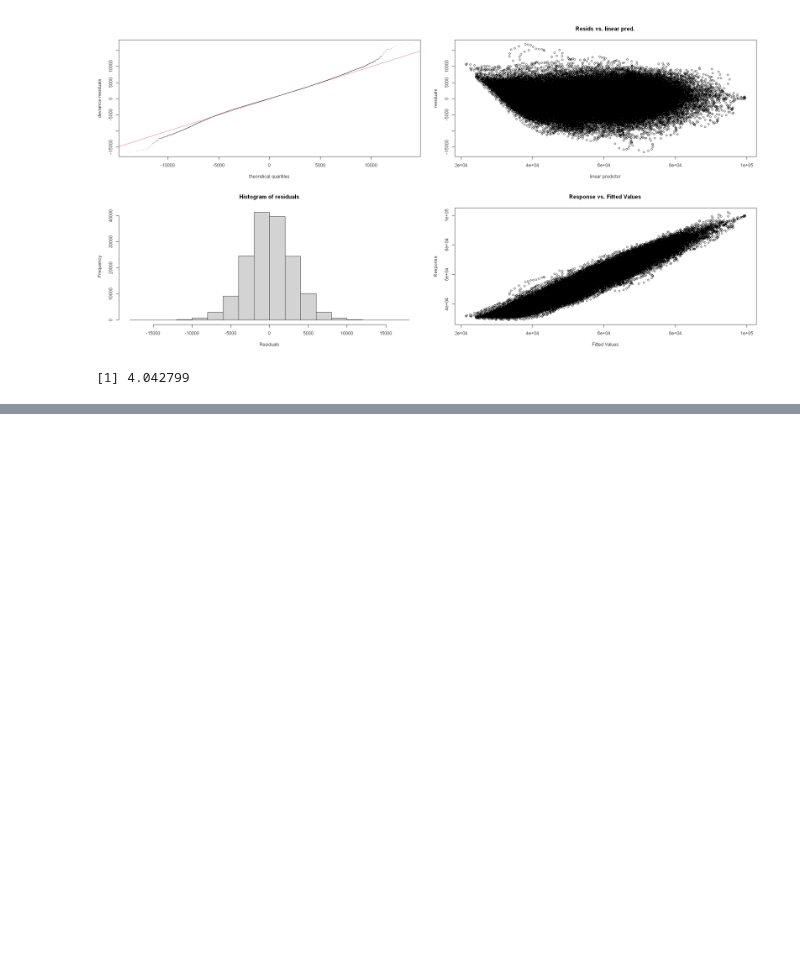
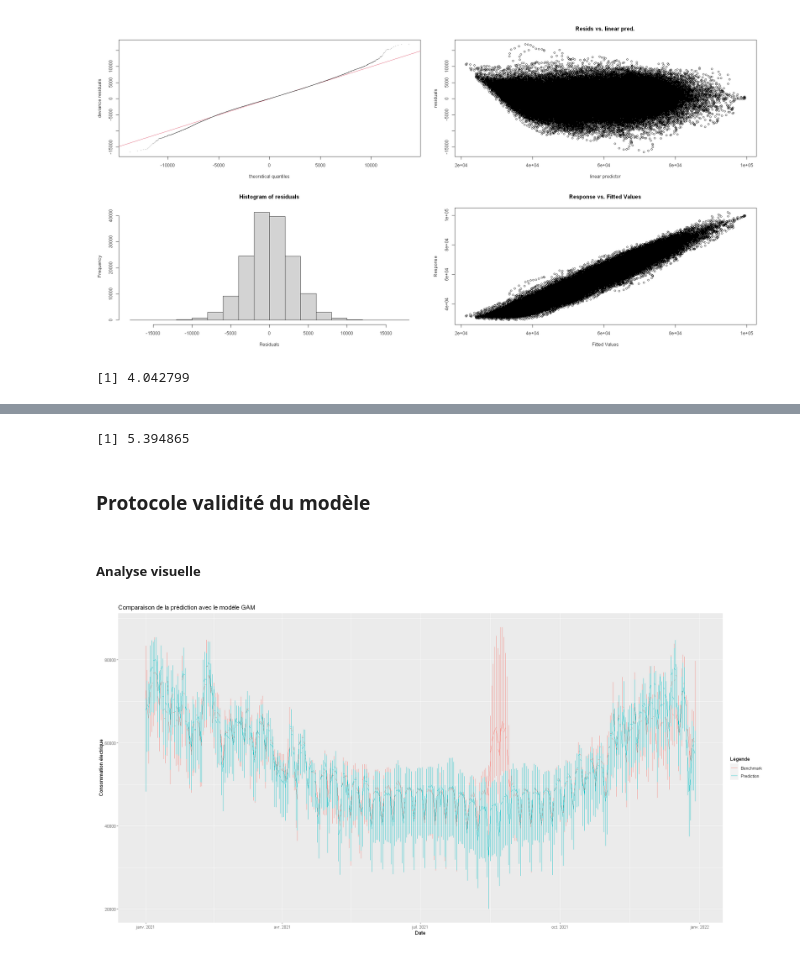
Before and after one commit to PaulineMendras/Seminaire-Modelisation-Stat, a Jupyter notebook: Notebook.ipynb, the cells around one changed output, grey strips where cells are left out. Drawn from its saved outputs; the diff is of its cells as text; code cells hidden in the pictures; blank space fills up the shorter version.

```diff
--- a/Notebook.ipynb
+++ b/Notebook.ipynb
@@ -1003,24 +1007,14 @@ data_train$Day_number <- as.integer(data_train$Day_number)
 data_test$Day_number <- as.integer(data_test$Day_number)
 data_train_1$Day_number <- as.integer(data_train_1$Day_number)
 data_test_1$Day_number <- as.integer(data_test_1$Day_number)
-# %%
-#Création d'une variable Time en nombre entier
-data_train$Time_hour <- as.integer(substr(data_train$Time,1,2))
-data_train$Time_minutes <- as.double(substr(data_train$Time,4,5))/60
-data_train$Time_number <- as.double(data_train$Time_hour + data_train$Time_minutes)
-data_train <- subset(data_train,select=-c(Time_hour, Time_minutes))
-
-data_test$Time_hour <- as.integer(substr(data_test$Time,1,2))
-data_test$Time_minutes <- as.double(substr(data_test$Time,4,5))/60
-data_test$Time_number <- as.double(data_test$Time_hour + data_test$Time_minutes)
-data_test <- subset(data_test,select=-c(Time_hour, Time_minutes))
-
-data_train_1$Time_hour <- as.integer(substr(data_train_1$Time,1,2))
-data_train_1$Time_minutes <- as.double(substr(data_train_1$Time,4,5))/60
-data_train_1$Time_number <- as.double(data_train_1$Time_hour + data_train_1$Time_minutes)
-data_train_1 <- subset(data_train_1,select=-c(Time_hour, Time_minutes))
-
-data_test_1$Time_hour <- as.integer(substr(data_test_1$Time,1,2))
-data_test_1$Time_minutes <- as.double(substr(data_test_1$Time,4,5))/60
-data_test_1$Time_number <- as.double(data_test_1$Time_hour + data_test_1$Time_minutes)
-data_test_1 <- subset(data_test_1,select=-c(Time_hour, Time_minutes))
+# %%
+#Création d'une variable Time_number en nombre entier
+time <- unique(data_train['Time'])
+for (i in 1:48){
+    time$Time_number[i] <- i
+}
+
+data_train = left_join(data_train,time)
+data_test = left_join(data_test,time)
+data_train_1 = left_join(data_train_1,time)
+data_test_1 = left_join(data_test_1,time)
@@ -1421,0 +2106,20 @@ mean(abs((comparison_mod_gam_2$Consumption-comparison_mod_gam_2$fit)/comparison_
+# %%
+#Calcul MAPE
+mean(abs((comparison_mod_gam_instant$Consumption-comparison_mod_gam_instant$fit)/comparison_mod_gam_instant$Consumption)) * 100
+# %% [output]
+[1] 5.394865
+# %% [markdown]
+### Protocole validité du modèle
+# %% [markdown]
+##### Analyse visuelle
+# %%
+#Représentation graphique Prédiction vs Benchmark
+options(repr.plot.width=20, repr.plot.height=10)
+ggplot(comparison_mod_gam_2, aes(x=Date, y=Consumption, group=1, color="Benchmark")) +
+    geom_line() +
+    geom_line(aes(x=Date,y=fit, colour='Prediction')) +
+    labs(colour="Légende") +
+    labs(title="Comparaison de la prédiction avec le modèle GAM") +
+    ylab("Consommation électrique")
+# %% [output]
+[figure, added]
```
Also changed, not shown: parts of 40 cells of this notebook.
